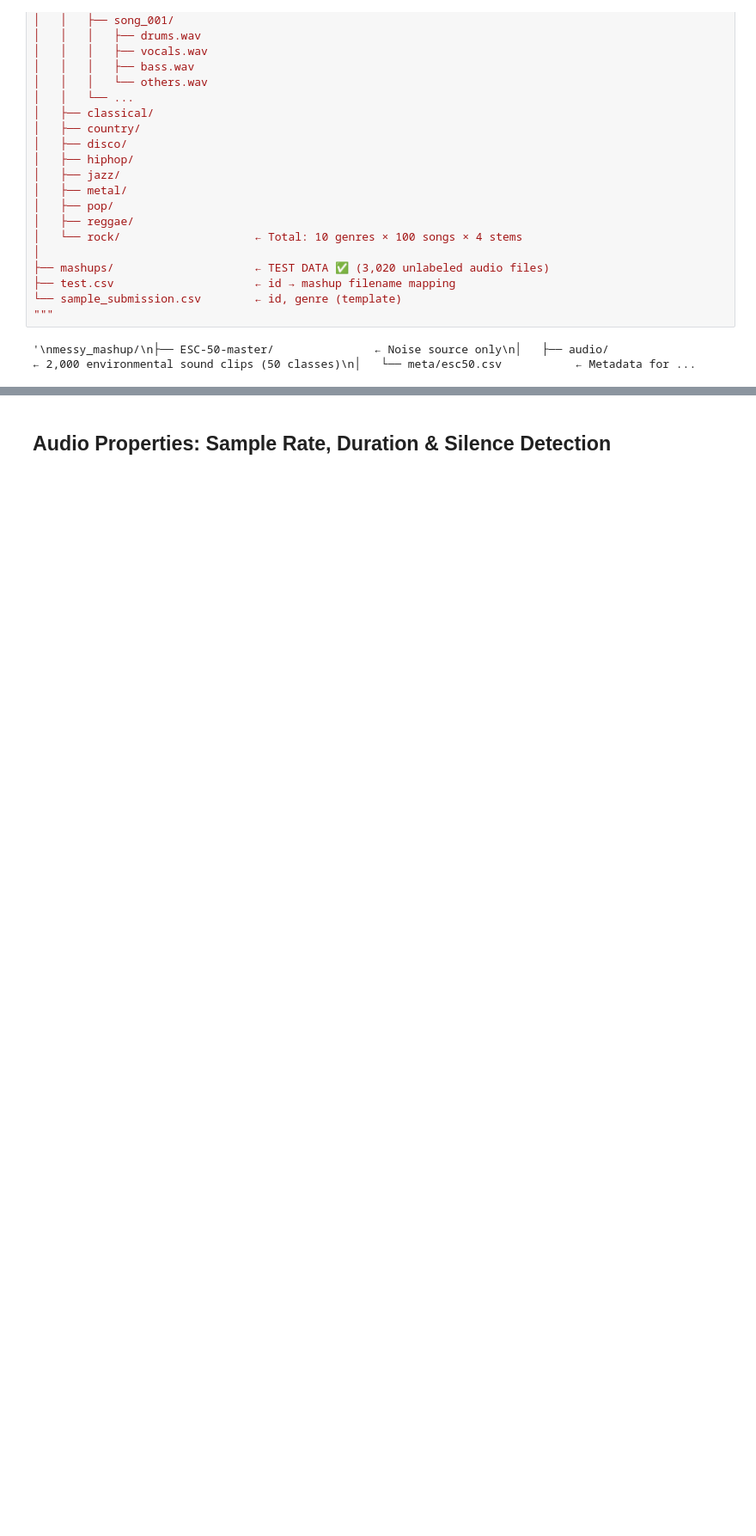
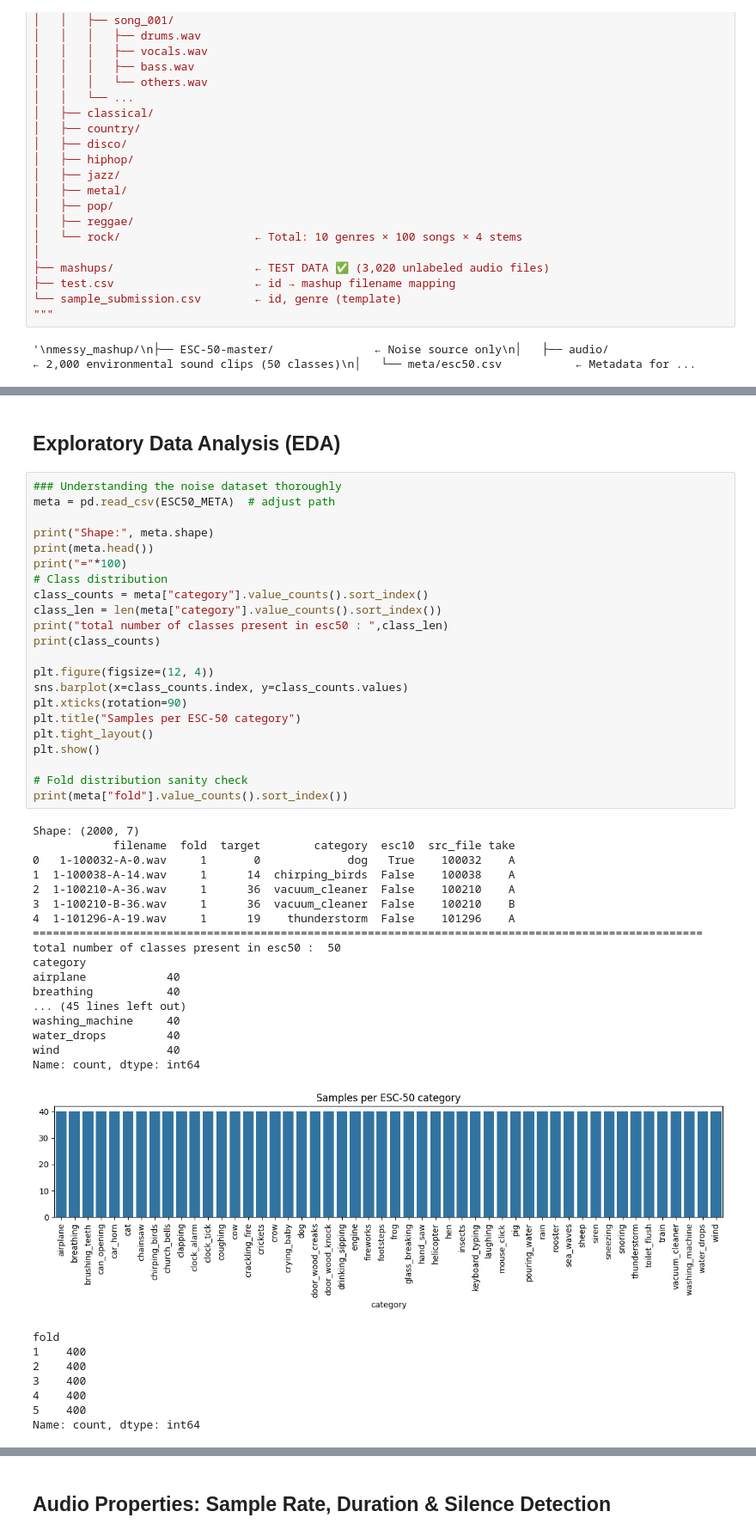
Before and after one commit to 23f3001800/deep-audio-classifier, a Jupyter notebook: notebooks/dl-23f3001800-notebook-t12026.ipynb, the cells around one changed output, grey strips where cells are left out. Shown at 86% size. Cells and saved outputs as stored; diff of their text form; blank space fills up the shorter version.

```diff
--- a/notebooks/dl-23f3001800-notebook-t12026.ipynb
+++ b/notebooks/dl-23f3001800-notebook-t12026.ipynb
@@ -88 +139,51 @@ Genres found   : ['blues', 'classical', 'country', 'disco', 'hiphop', 'jazz', 'm
+# %% [markdown]
+## Exploratory Data Analysis (EDA)
+# %%
+### Understanding the noise dataset thoroughly
+meta = pd.read_csv(ESC50_META)  # adjust path
+
+print("Shape:", meta.shape)
+print(meta.head())
+print("="*100)
+# Class distribution
+class_counts = meta["category"].value_counts().sort_index()
+class_len = len(meta["category"].value_counts().sort_index())
+print("total number of classes present in esc50 : ",class_len)
+print(class_counts)
+
+plt.figure(figsize=(12, 4))
+sns.barplot(x=class_counts.index, y=class_counts.values)
+plt.xticks(rotation=90)
+plt.title("Samples per ESC-50 category")
+plt.tight_layout()
+plt.show()
+
+# Fold distribution sanity check
+print(meta["fold"].value_counts().sort_index())
+# %% [output]
+Shape: (2000, 7)
+            filename  fold  target        category  esc10  src_file take
+0   1-100032-A-0.wav     1       0             dog   True    100032    A
+1  1-100038-A-14.wav     1      14  chirping_birds  False    100038    A
+2  1-100210-A-36.wav     1      36  vacuum_cleaner  False    100210    A
+3  1-100210-B-36.wav     1      36  vacuum_cleaner  False    100210    B
+4  1-101296-A-19.wav     1      19    thunderstorm  False    101296    A
+====================================================================================================
+total number of classes present in esc50 :  50
+category
+airplane            40
+breathing           40
+... (45 lines left out)
+washing_machine     40
+water_drops         40
+wind                40
+Name: count, dtype: int64
+[figure, added]
+fold
+1    400
+2    400
+3    400
+4    400
+5    400
+Name: count, dtype: int64
 # %% [markdown]
```
Also changed, not shown: parts of 64 cells of this notebook.
